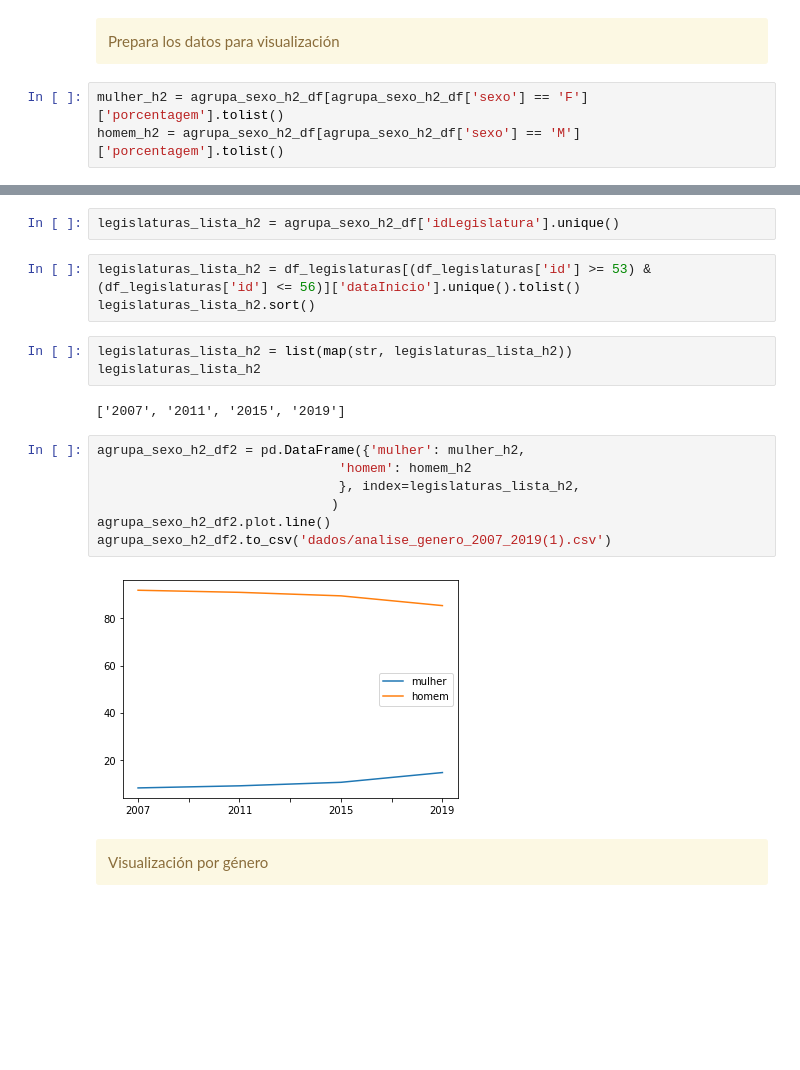
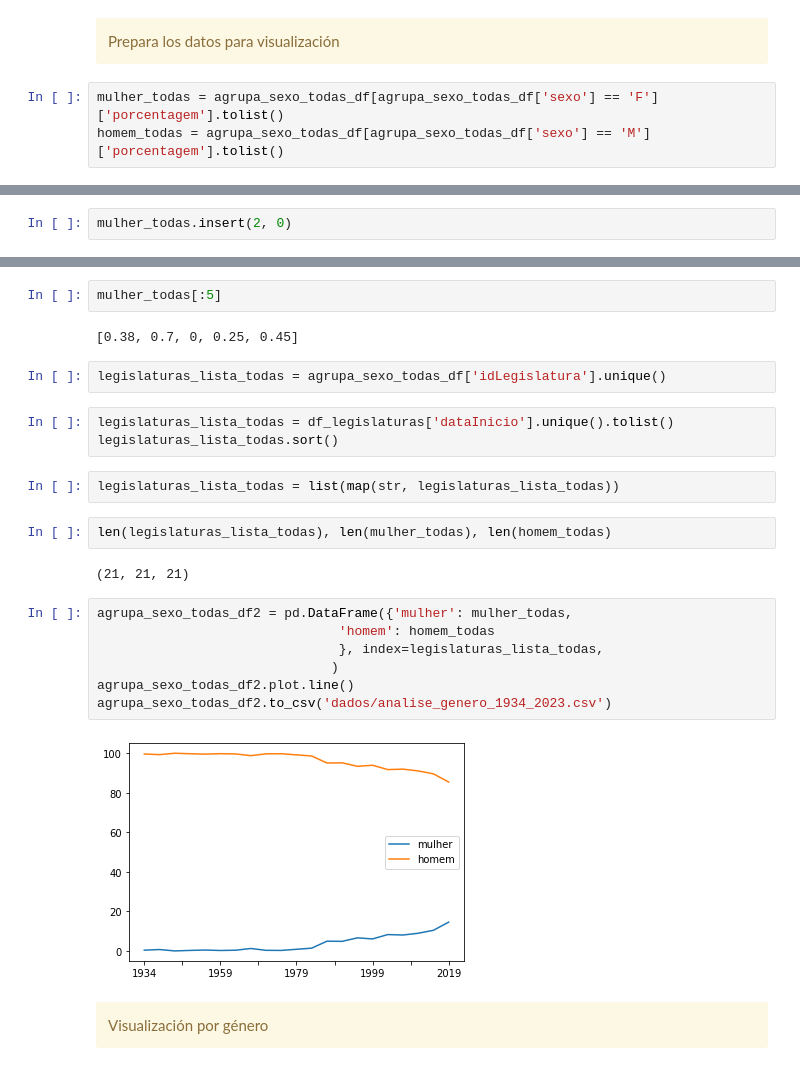
Before and after one commit to cecivieira/cotas-genero-eleicoes-e-proposicoes-legislativas, a Jupyter notebook: PyCon_US.ipynb, the cells around one changed output, grey strips where cells are left out. Drawn from its saved outputs; the diff is of its cells as text; blank space fills up the shorter version.

```diff
--- a/PyCon_US.ipynb
+++ b/PyCon_US.ipynb
@@ -1015,5 +1031,5 @@ agrupa_sexo_h2
 # %% [markdown]
 <div class="alert-warning">Prepara los datos para visualización</div>
 # %%
-mulher_h2 = agrupa_sexo_h2_df[agrupa_sexo_h2_df['sexo'] == 'F']['porcentagem'].tolist()
-homem_h2 = agrupa_sexo_h2_df[agrupa_sexo_h2_df['sexo'] == 'M']['porcentagem'].tolist()
+mulher_todas = agrupa_sexo_todas_df[agrupa_sexo_todas_df['sexo'] == 'F']['porcentagem'].tolist()
+homem_todas = agrupa_sexo_todas_df[agrupa_sexo_todas_df['sexo'] == 'M']['porcentagem'].tolist()
@@ -1019,0 +1044,2 @@ homem_h2 = agrupa_sexo_h2_df[agrupa_sexo_h2_df['sexo'] == 'M']['porcentagem'].to
+# %%
+mulher_todas.insert(2, 0)
@@ -1020,22 +1050,27 @@ homem_h2 = agrupa_sexo_h2_df[agrupa_sexo_h2_df['sexo'] == 'M']['porcentagem'].to
+# %%
+mulher_todas[:5]
+# %% [output]
+[0.38, 0.7, 0, 0.25, 0.45]
 # %%
-legislaturas_lista_h2 = agrupa_sexo_h2_df['idLegislatura'].unique()
+legislaturas_lista_todas = agrupa_sexo_todas_df['idLegislatura'].unique()
 # %%
-legislaturas_lista_h2 = df_legislaturas[(df_legislaturas['id'] >= 53) & (df_legislaturas['id'] <= 56)]['dataInicio'].unique().tolist()
-legislaturas_lista_h2.sort()
+legislaturas_lista_todas = df_legislaturas['dataInicio'].unique().tolist()
+legislaturas_lista_todas.sort()
 # %%
-legislaturas_lista_h2 = list(map(str, legislaturas_lista_h2))
-legislaturas_lista_h2
+legislaturas_lista_todas = list(map(str, legislaturas_lista_todas))
-# %% [output]
-['2007', '2011', '2015', '2019']
+# %%
+len(legislaturas_lista_todas), len(mulher_todas), len(homem_todas)
+# %% [output]
+(21, 21, 21)
 # %%
-agrupa_sexo_h2_df2 = pd.DataFrame({'mulher': mulher_h2,
-                               'homem': homem_h2
-                               }, index=legislaturas_lista_h2,
+agrupa_sexo_todas_df2 = pd.DataFrame({'mulher': mulher_todas,
+                               'homem': homem_todas
+                               }, index=legislaturas_lista_todas,
                               )
-agrupa_sexo_h2_df2.plot.line()
-agrupa_sexo_h2_df2.to_csv('dados/analise_genero_2007_2019(1).csv')
+agrupa_sexo_todas_df2.plot.line()
+agrupa_sexo_todas_df2.to_csv('dados/analise_genero_1934_2023.csv')
 # %% [output]
-[figure, old version]
+[figure, new version]
 # %% [markdown]
 <div class="alert-warning">Visualización por género</div>
 # %%
```
Also changed, not shown: parts of 32 cells of this notebook.
